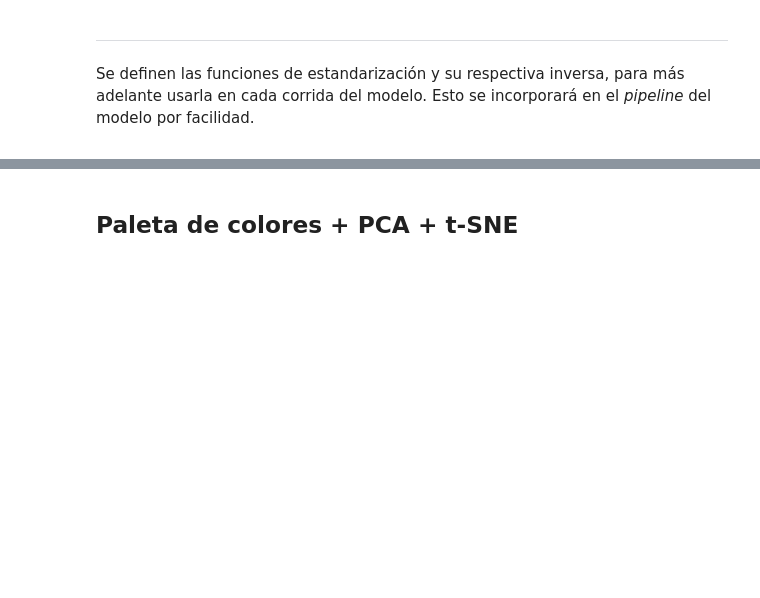
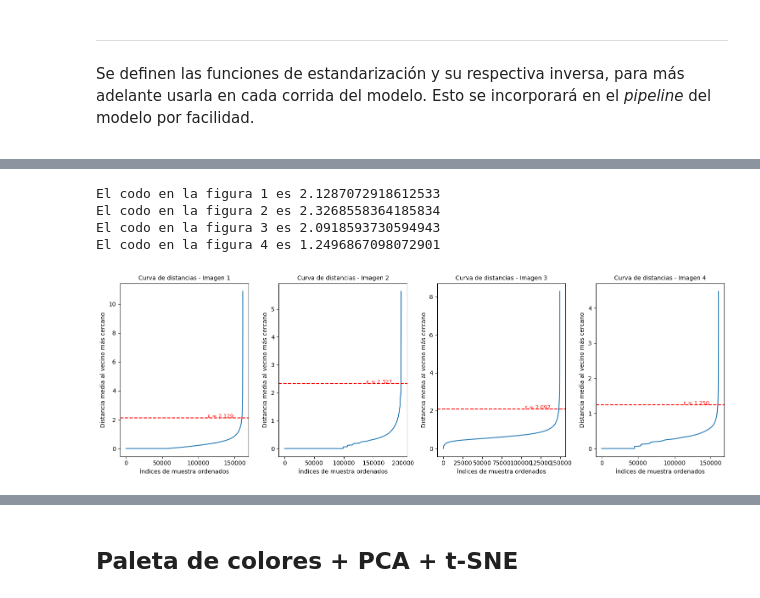
Before and after one commit to Jorbnc/MAIA-UL, a Jupyter notebook: 03_UL_microproyecto_01.ipynb, the cells around one changed output, grey strips where cells are left out. Saved outputs shown, nothing was run; the diff lists cells and outputs as text; code cells hidden in the pictures; blank space fills up the shorter version.

```diff
--- a/03_UL_microproyecto_01.ipynb
+++ b/03_UL_microproyecto_01.ipynb
@@ -297,0 +388,49 @@ def DBSCAN_silhouette(X: np.ndarray,  eps_list: list, min_samples_list: list, me
+# %%
+# Función que permite hayar por heurística del Codo los mejores parámetros para eps en DBSCAN
+def codo_DBSCAN(imagenes: list, min_samples: int):
+
+  fig, ax = plt.subplots(1, len(imagenes), figsize=(15, 5))
+  if len(imagenes) == 1:
+        axes = [axes]
+
+  else:
+
+    for i, img in enumerate(imagenes):
+      rgb, lab = cargar_img_RGB_LAB_downsample(img)
+      lab_tabular = img_to_tabular(lab)
+
+      KNN = NearestNeighbors(n_neighbors=min_samples).fit(lab_tabular)
+      distancias, indices = KNN.kneighbors(lab_tabular)
+      distancias = np.mean(distancias, axis=1)
+      distancias = np.sort(distancias)
+
+
+      # Detectar el codo con KneeLocator
+      kneedle = KneeLocator(range(len(distancias)), distancias, curve="convex", direction="increasing")
+      optimal_eps = distancias[kneedle.knee] if kneedle.knee else None  # Verifica si encontró el codo
+      print("El codo en la figura",i+1,"es", optimal_eps )
+
+      # Graficar la curva de distancias
+      ax[i].plot(distancias)
+      ax[i].set_xlabel("Índices de muestra ordenados")
+      ax[i].set_ylabel(f"Distancia media al vecino más cercano")
+      ax[i].set_title(f"Curva de distancias - Imagen {i+1}", fontsize=10)
+
+      # Agregar línea horizontal punteada en el codo
+      if optimal_eps:
+          ax[i].axhline(y=optimal_eps, color='r', linestyle='--', linewidth=1.5)
+          ax[i].text(len(distancias) * 0.7, optimal_eps, f"ε ≈ {optimal_eps:.3f}", color='r', fontsize=9)
+
+
+  plt.tight_layout()
+  plt.show()
+# %%
+lista_pinturas =["img/franz-kline_blueberry-eyes-1960.jpg","img/adolf-fleischmann_hommage-delaunay-et-gleizes-1938.jpg", "img/camille-pissarro_apple-picking-at-eragny-sur-epte-1888.jpg", "img/adolf-hitler_the-courtyard-of-the-old-residency-in-munich-1913.jpg"]
+min_samples = 6
+codo_DBSCAN(lista_pinturas, min_samples)
+# %% [output]
+El codo en la figura 1 es 2.1287072918612533
+El codo en la figura 2 es 2.3268558364185834
+El codo en la figura 3 es 2.0918593730594943
+El codo en la figura 4 es 1.2496867098072901
+[figure, added]
```
Also changed, not shown: parts of 18 cells of this notebook.
